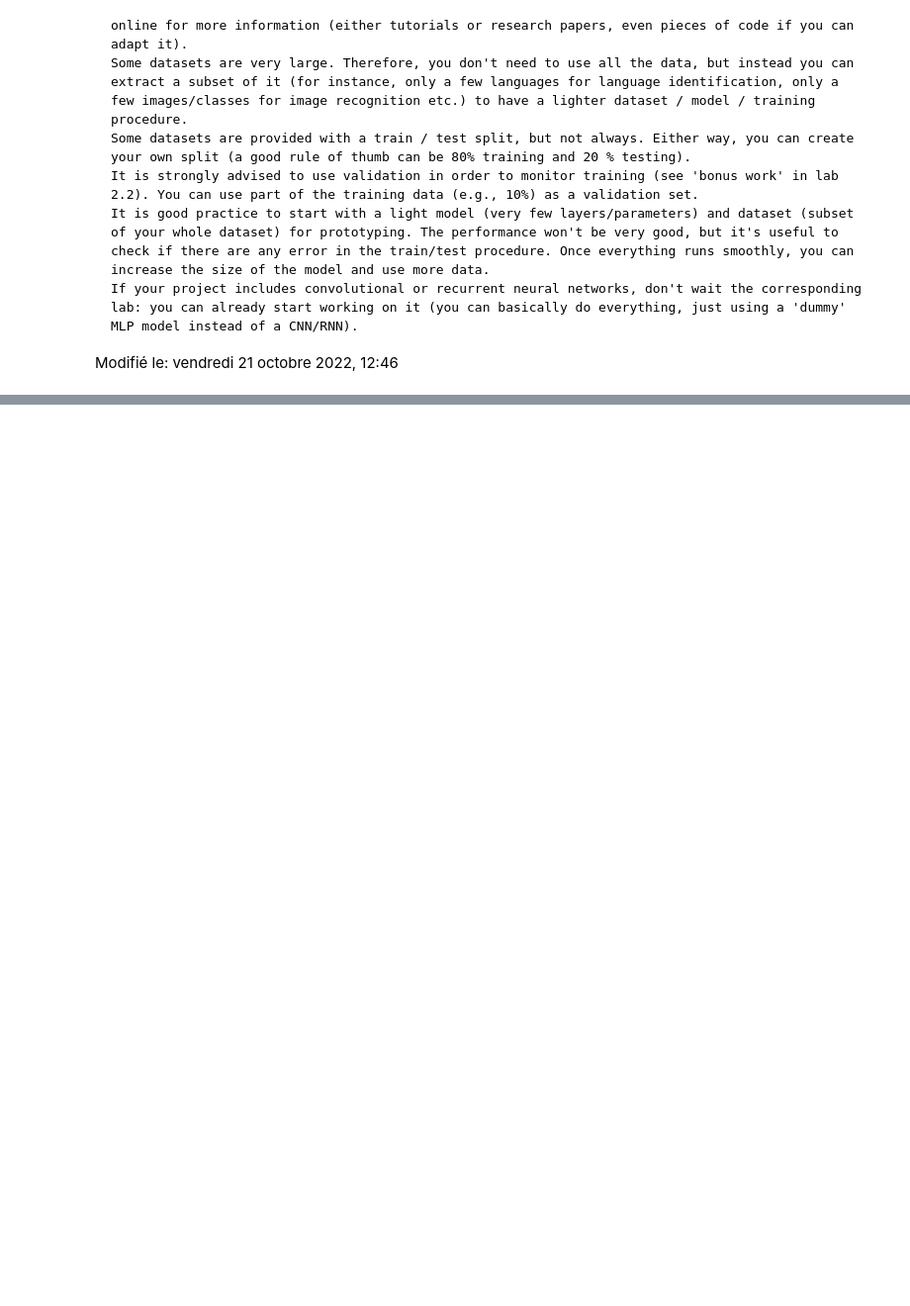
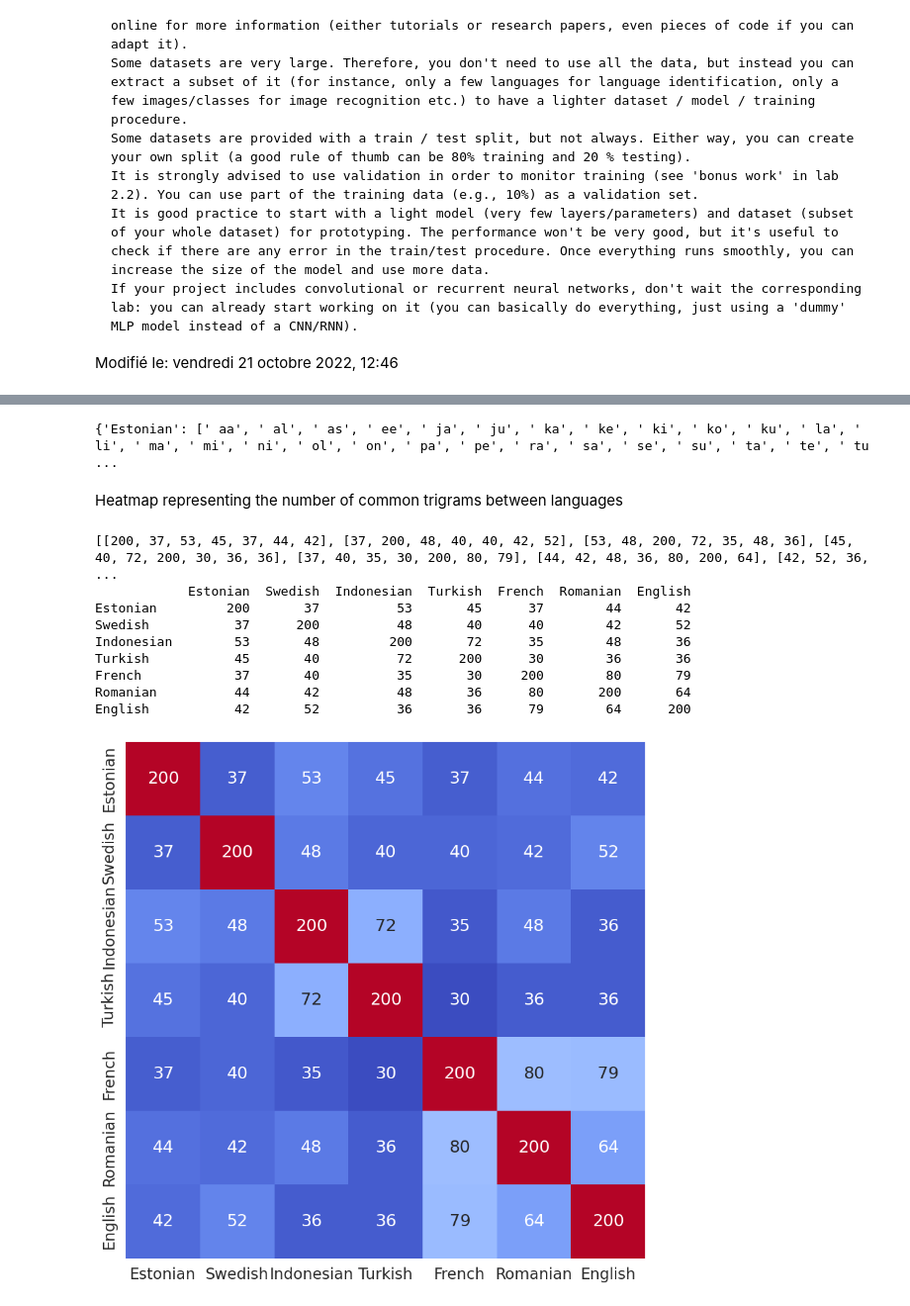
Before and after one commit to 2022-23-M2-NLP-NN-project-topic-4/language-identification, a Jupyter notebook: NN-project.ipynb, the cells around one changed output, grey strips where cells are left out. Shown: that part at 99% size. Saved outputs shown, nothing was run; the diff lists cells and outputs as text; code cells hidden in the pictures; blank space fills up the shorter version.

```diff
--- a/NN-project.ipynb
+++ b/NN-project.ipynb
@@ -63,3 +63,7 @@ Modifié le: vendredi 21 octobre 2022, 12:46
 # %%
 # STEP 1: Download the data and preprocess it as required for the given task (if needed).
 #########
+# %%
+import pandas as pd
+data = pd.read_csv('../dataset.csv')
+data.info()
@@ -65,0 +105,4 @@ Modifié le: vendredi 21 octobre 2022, 12:46
+# %%
+lang = ['Estonian', 'Swedish', 'Indonesian','Turkish','French', 'Romanian', 'English' ]
+# %%
+data_trim = pd.DataFrame(columns=['Text','language'])
@@ -65,0 +111,4 @@ Modifié le: vendredi 21 octobre 2022, 12:46
+# %%
+for l in lang:
+    lang_trim = data[data['language'] ==l].sample(1000, random_state = 100)
+    data_trim = data_trim.append(lang_trim)
@@ -66,3 +229,59 @@ Modifié le: vendredi 21 octobre 2022, 12:46
+# %%
+print(features)
+# %% [output]
+{'Estonian': [' aa', ' al', ' as', ' ee', ' ja', ' ju', ' ka', ' ke', ' ki', ' ko', ' ku', ' la', ' li', ' ma', ' mi', ' ni', ' ol', ' on', ' pa', ' pe', ' ra', ' sa', ' se', ' su', ' ta', ' te', ' tu ...
+# %% [markdown]
+Heatmap representing the number of common trigrams between languages
+# %%
+from sklearn.metrics import accuracy_score,confusion_matrix
+import seaborn as sns
+import matplotlib.pyplot as plt
+
+#Calculate number of shared trigrams
+labels = ['Estonian', 'Swedish', 'Indonesian','Turkish','French', 'Romanian', 'English' ]
+mat = []
+for i in labels:
+    vec = []
+    for j in labels:
+        l1 = features[i]
+        l2 = features[j]
+        intersec = [l for l in l1 if l in l2]
+        # print(intersec)
+        vec.append(len(intersec))
+    mat.append(vec)
+
+print(mat)
+
+#Plot heatmap
+lang = ['Estonian', 'Swedish', 'Indonesian','Turkish','French', 'Romanian', 'English' ]
+conf_matrix_df = pd.DataFrame(mat,columns=lang,index=lang)
+
+print(conf_matrix_df)
+mask = [[ True,  False,  False,  False,  False,  False, False],
+       [True,  True,  False,  False,  False,  False, False],
+       [True, True,  True,  False,  False,  False, False],
+       [True, True, True,  True,  False,  False, False],
+       [True, True, True, True,  True,  False, False],
+       [True, True, True, True, True, True, False],
+       [True, True, True, True, True, True, True]]
+
+
+plt.figure(figsize=(10, 10), facecolor='w', edgecolor='k')
+# sns.set(font_scale=1.5)
+sns.heatmap(conf_matrix_df,cmap='coolwarm',annot=True,fmt='.5g',cbar=False)
+
+plt.savefig('../feat_explore.png',format='png',dpi=150)
+# %% [output]
+[[200, 37, 53, 45, 37, 44, 42], [37, 200, 48, 40, 40, 42, 52], [53, 48, 200, 72, 35, 48, 36], [45, 40, 72, 200, 30, 36, 36], [37, 40, 35, 30, 200, 80, 79], [44, 42, 48, 36, 80, 200, 64], [42, 52, 36,  ...
+            Estonian  Swedish  Indonesian  Turkish  French  Romanian  English
+Estonian         200       37          53       45      37        44       42
+Swedish           37      200          48       40      40        42       52
+Indonesian        53       48         200       72      35        48       36
+Turkish           45       40          72      200      30        36       36
+French            37       40          35       30     200        80       79
+Romanian          44       42          48       36      80       200       64
+English           42       52          36       36      79        64      200
+[figure, added]
 # %%
 # STEP 2: Write a Dataset class for creating the train and test datasets (and corresponding dataloaders).
 #########
```
Also changed, not shown: parts of 13 cells of this notebook.
